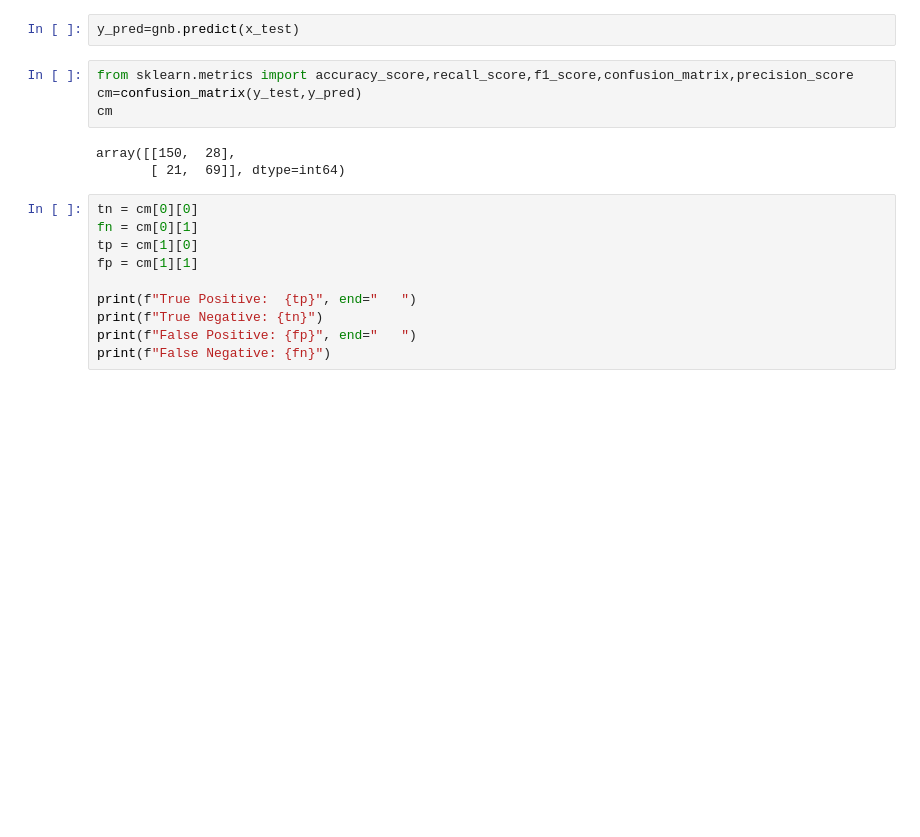
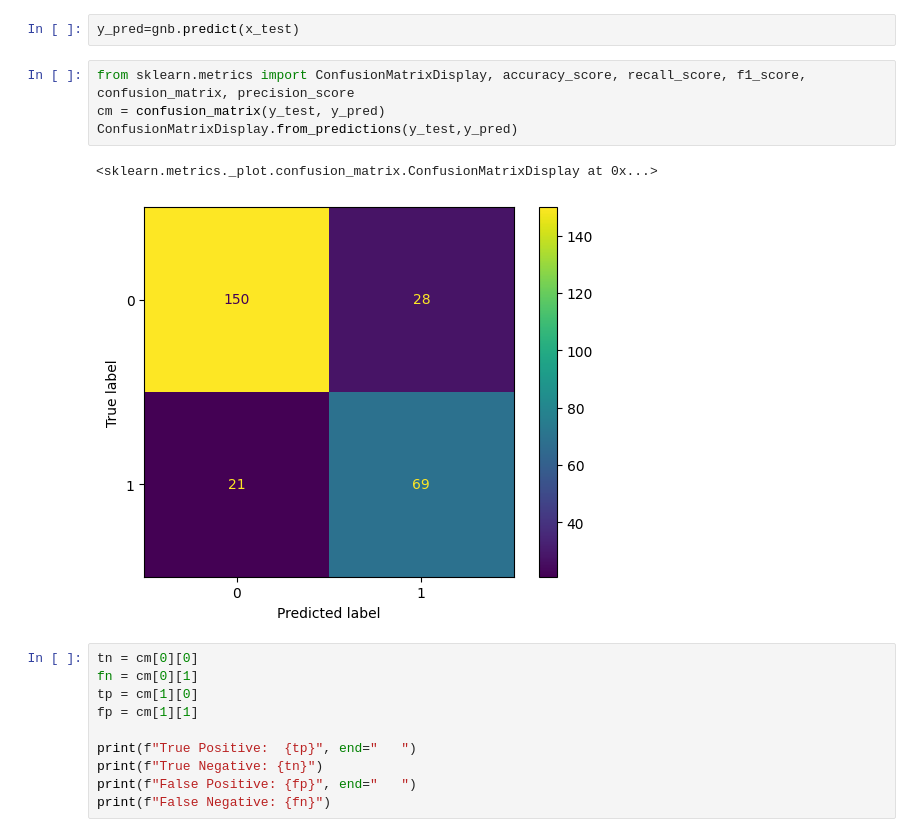
Before and after one commit to H4CE/DSBDAL, a Jupyter notebook: Assig9/assig9.ipynb, the cells around one changed output. Cells and saved outputs as stored; diff of their text form; blank space fills up the shorter version.

```diff
--- a/Assig9/assig9.ipynb
+++ b/Assig9/assig9.ipynb
@@ -74,12 +82,12 @@ GaussianNB()
 # %%
 y_pred=gnb.predict(x_test)
 # %%
-from sklearn.metrics import accuracy_score,recall_score,f1_score,confusion_matrix,precision_score
-cm=confusion_matrix(y_test,y_pred)
-cm
+from sklearn.metrics import ConfusionMatrixDisplay, accuracy_score, recall_score, f1_score, confusion_matrix, precision_score
+cm = confusion_matrix(y_test, y_pred)
+ConfusionMatrixDisplay.from_predictions(y_test,y_pred)
 # %% [output]
-array([[150,  28],
-       [ 21,  69]], dtype=int64)
+<sklearn.metrics._plot.confusion_matrix.ConfusionMatrixDisplay at 0x...>
+[figure, added]
 # %%
 tn = cm[0][0]
 fn = cm[0][1]
```
Also changed, not shown: parts of 4 cells of this notebook, 15 other files.
